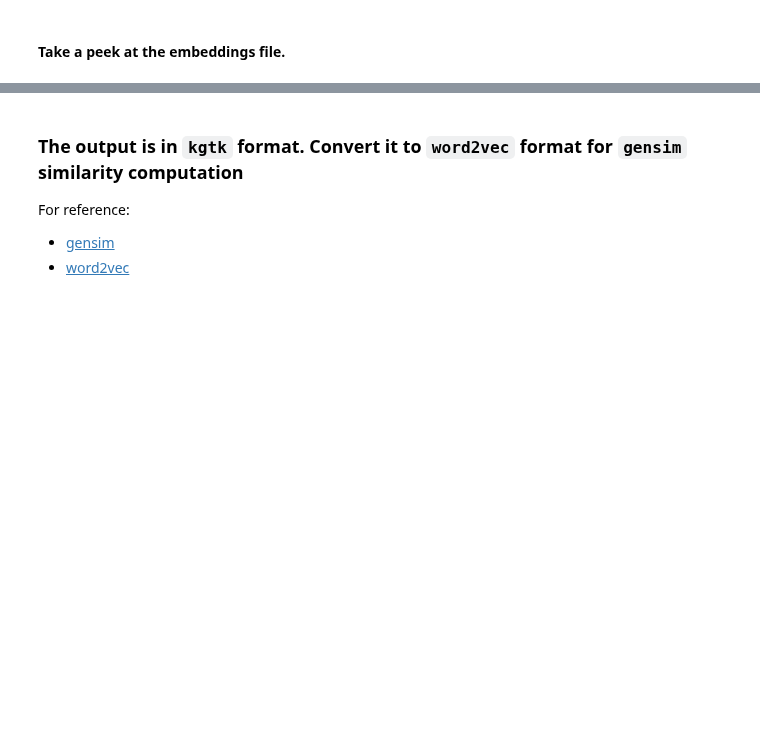
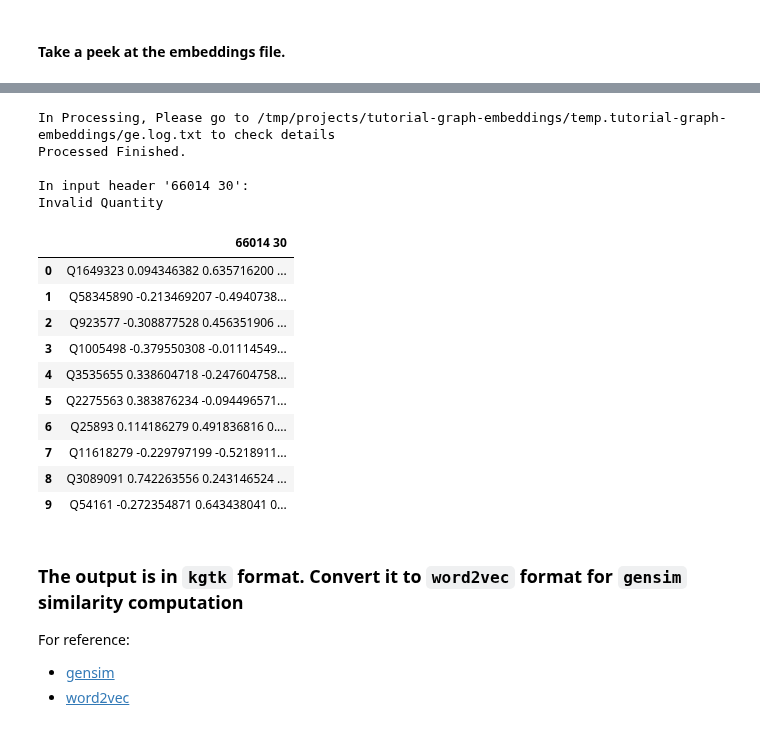
Before and after one commit to versant2612/jnotebooks, a Jupyter notebook: kgtk/03_kg_graph_embeddings.ipynb, the cells around one changed output, grey strips where cells are left out. Drawn from its saved outputs; the diff is of its cells as text; code cells hidden in the pictures; blank space fills up the shorter version.

```diff
--- a/kgtk/03_kg_graph_embeddings.ipynb
+++ b/kgtk/03_kg_graph_embeddings.ipynb
@@ -128,6 +110,9 @@ vector_output_path = f"{os.environ['OUT']}/arnold.embeddings.augmented.{vector_d
 # output path for embeddings file in w2v format
 vector_output_w2v_path = f"{os.environ['OUT']}/arnold.embeddings.augmented.{vector_dimension}.w2v.tsv"
 
+# output path for embeddings file in w2v format - 2
+vector_output_w2v_path2 = f"{os.environ['OUT']}/arnold.embeddings.augmented.{vector_dimension}.w2v.2.tsv"
+
 os.environ['VECTOR_DIMENSION'] = str(vector_dimension)
 # %% [markdown]
 ## Compute ComplEx Graph Embeddings
@@ -192,3 +177,33 @@ kgtk(f"""head -i {vector_output_path}""")
+# %%
+kgtk(f""" graph-embeddings
+            -op ComplEx \
+            --dimension $VECTOR_DIMENSION \
+            -ot w2v \
+            --retain_temporary_data True \
+            -T $TEMP \
+            -i $GRAPH/claims.wikibase-item.augmented.tsv.gz \
+            -o {vector_output_w2v_path2} \
+            --log $TEMP/ge.log.txt
+    """)
+
+kgtk(f"""head -i {vector_output_w2v_path2}""")
+# %% [output]
+In Processing, Please go to /tmp/projects/tutorial-graph-embeddings/temp.tutorial-graph-embeddings/ge.log.txt to check details
+Processed Finished.
+
+In input header '66014 30':
+Invalid Quantity
+|  | 66014 30 |
+| 0 | Q1649323 0.094346382 0.635716200 ... |
+| 1 | Q58345890 -0.213469207 -0.4940738... |
+| 2 | Q923577 -0.308877528 0.456351906 ... |
+| 3 | Q1005498 -0.379550308 -0.01114549... |
+| 4 | Q3535655 0.338604718 -0.247604758... |
+| 5 | Q2275563 0.383876234 -0.094496571... |
+| 6 | Q25893 0.114186279 0.491836816 0.... |
+| 7 | Q11618279 -0.229797199 -0.5218911... |
+| 8 | Q3089091 0.742263556 0.243146524 ... |
+| 9 | Q54161 -0.272354871 0.643438041 0... |
 # %% [markdown]
 ### The output is in `kgtk` format. Convert it to `word2vec` format for `gensim` similarity computation
 
```
Also changed, not shown: parts of 13 cells of this notebook.
